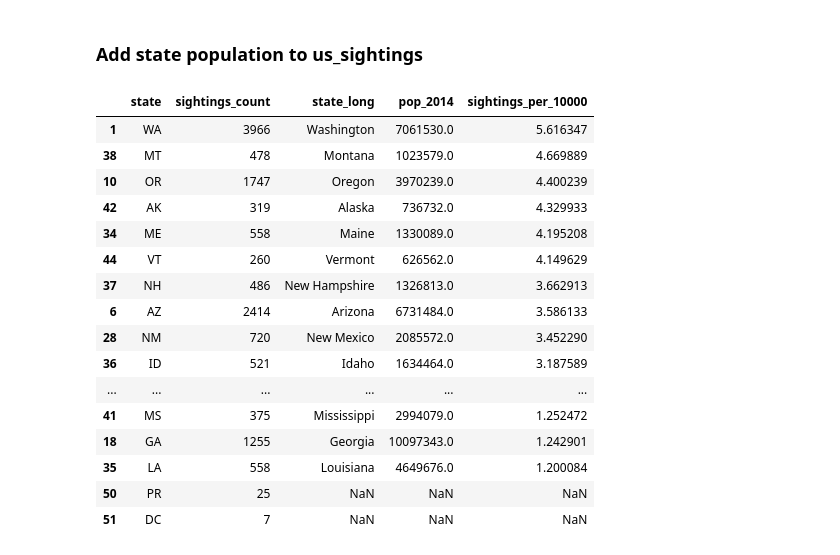
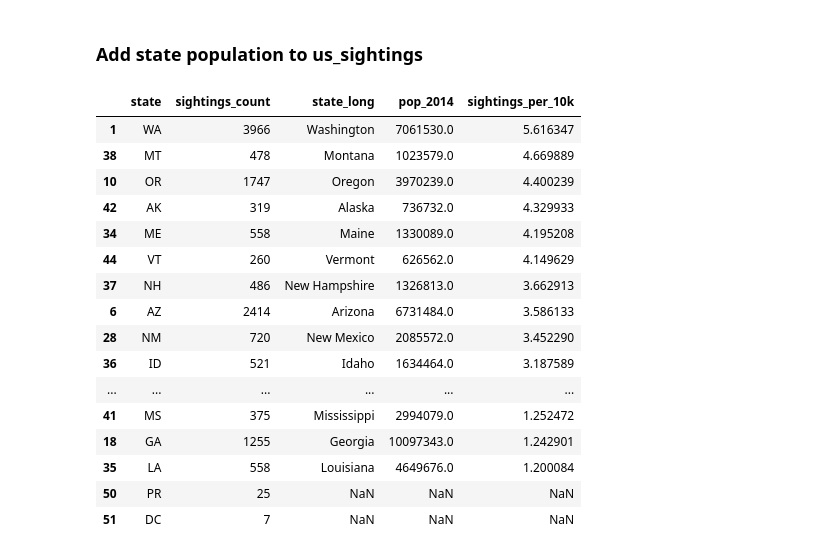
Before and after one commit to kflemming30/UFO_sightings, a Jupyter notebook: Sightings_Analysis.ipynb, the cells around one changed output. Cells and saved outputs as stored; diff of their text form; code cells hidden in the pictures.

```diff
--- a/Sightings_Analysis.ipynb
+++ b/Sightings_Analysis.ipynb
@@ -285,16 +267,16 @@ state_abbr_mapping = {
 # %%
 # Map state abbreviations to state names using the state_abbr_mapping
 state_counts['STATE'] = state_counts['state'].map(state_abbr_mapping)
 
 # Merge the us_sightings DataFrame with population_by_state based on the 'STATE' column
 merged_df = pd.merge(state_counts, population_by_state[['STATE', 'POPESTIMATE2014']], on='STATE', how='left')
 
 # Display the merged DataFrame
 merged_df = merged_df.rename(columns={'STATE': 'state_long', 'POPESTIMATE2014':'pop_2014'})
-merged_df['sightings_per_10000'] = (merged_df['sightings_count'] / merged_df['pop_2014']) * 10000
-merged_df.sort_values(by='sightings_per_10000', ascending=False)
+merged_df['sightings_per_10k'] = (merged_df['sightings_count'] / merged_df['pop_2014']) * 10000
+merged_df.sort_values(by='sightings_per_10k', ascending=False)
 # %% [output]
-|  | state | sightings_count | state_long | pop_2014 | sightings_per_10000 |
+|  | state | sightings_count | state_long | pop_2014 | sightings_per_10k |
 | 1 | WA | 3966 | Washington | 7061530.0 | 5.616347 |
 | 38 | MT | 478 | Montana | 1023579.0 | 4.669889 |
 | 10 | OR | 1747 | Oregon | 3970239.0 | 4.400239 |
```
Also changed, not shown: parts of 4 cells of this notebook, 1 other file.
